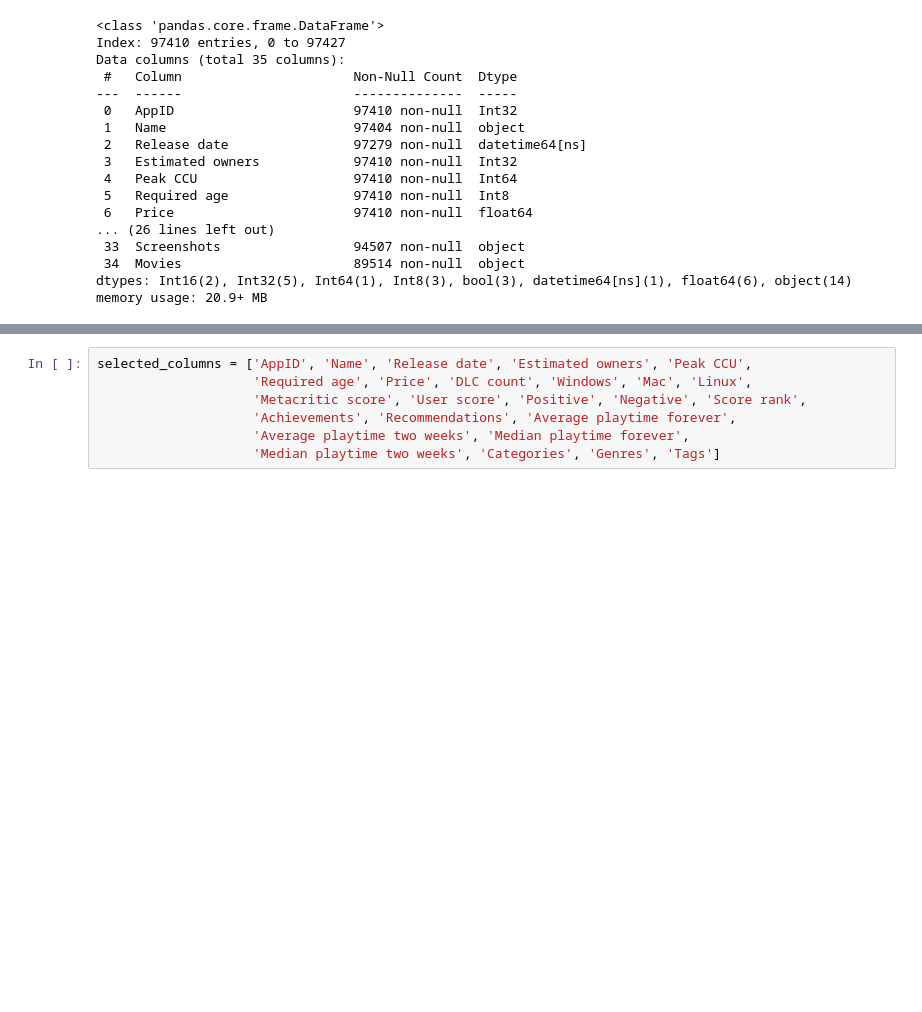
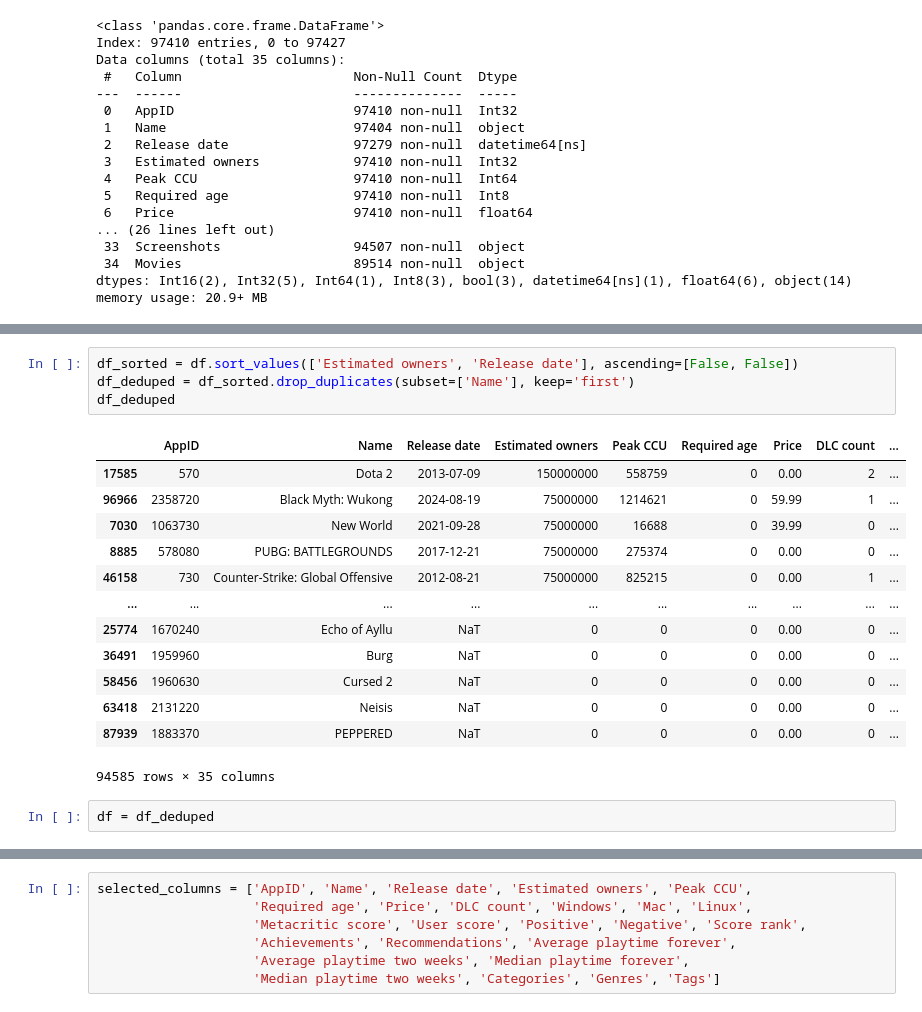
Before and after one commit to pyramidheadshark/Steam-AI-Recommendations, a Jupyter notebook: notebooks/dataset_preparation.ipynb, the cells around one changed output, grey strips where cells are left out. Drawn from its saved outputs; the diff is of its cells as text; blank space fills up the shorter version.

```diff
--- a/notebooks/dataset_preparation.ipynb
+++ b/notebooks/dataset_preparation.ipynb
@@ -237,0 +339,20 @@ memory usage: 20.9+ MB
+# %%
+df_sorted = df.sort_values(['Estimated owners', 'Release date'], ascending=[False, False])
+df_deduped = df_sorted.drop_duplicates(subset=['Name'], keep='first')
+df_deduped
+# %% [output]
+|  | AppID | Name | Release date | Estimated owners | Peak CCU | Required age | Price | DLC count | ... |
+| 17585 | 570 | Dota 2 | 2013-07-09 | 150000000 | 558759 | 0 | 0.00 | 2 | ... |
+| 96966 | 2358720 | Black Myth: Wukong | 2024-08-19 | 75000000 | 1214621 | 0 | 59.99 | 1 | ... |
+| 7030 | 1063730 | New World | 2021-09-28 | 75000000 | 16688 | 0 | 39.99 | 0 | ... |
+| 8885 | 578080 | PUBG: BATTLEGROUNDS | 2017-12-21 | 75000000 | 275374 | 0 | 0.00 | 0 | ... |
+| 46158 | 730 | Counter-Strike: Global Offensive | 2012-08-21 | 75000000 | 825215 | 0 | 0.00 | 1 | ... |
+| ... | ... | ... | ... | ... | ... | ... | ... | ... | ... |
+| 25774 | 1670240 | Echo of Ayllu | NaT | 0 | 0 | 0 | 0.00 | 0 | ... |
+| 36491 | 1959960 | Burg | NaT | 0 | 0 | 0 | 0.00 | 0 | ... |
+| 58456 | 1960630 | Cursed 2 | NaT | 0 | 0 | 0 | 0.00 | 0 | ... |
+| 63418 | 2131220 | Neisis | NaT | 0 | 0 | 0 | 0.00 | 0 | ... |
+| 87939 | 1883370 | PEPPERED | NaT | 0 | 0 | 0 | 0.00 | 0 | ... |
+94585 rows × 35 columns
+# %%
+df = df_deduped
```
Also changed, not shown: parts of 24 cells of this notebook, 2 other files.
